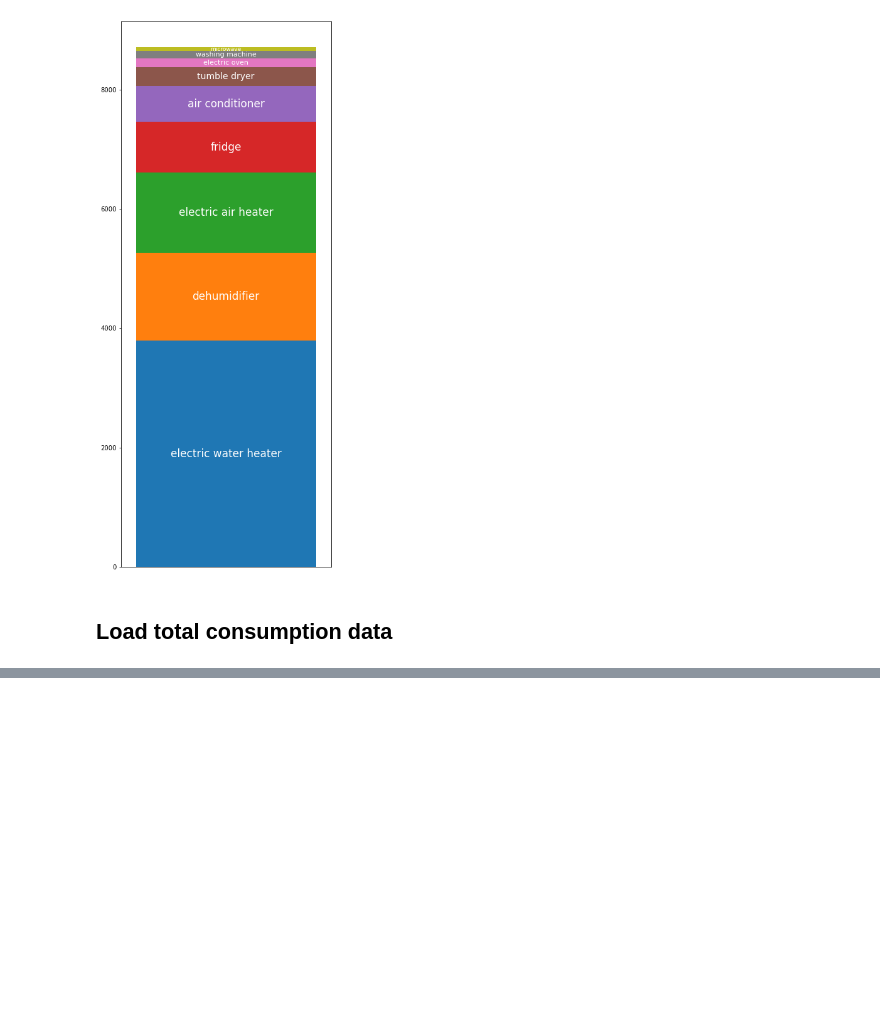
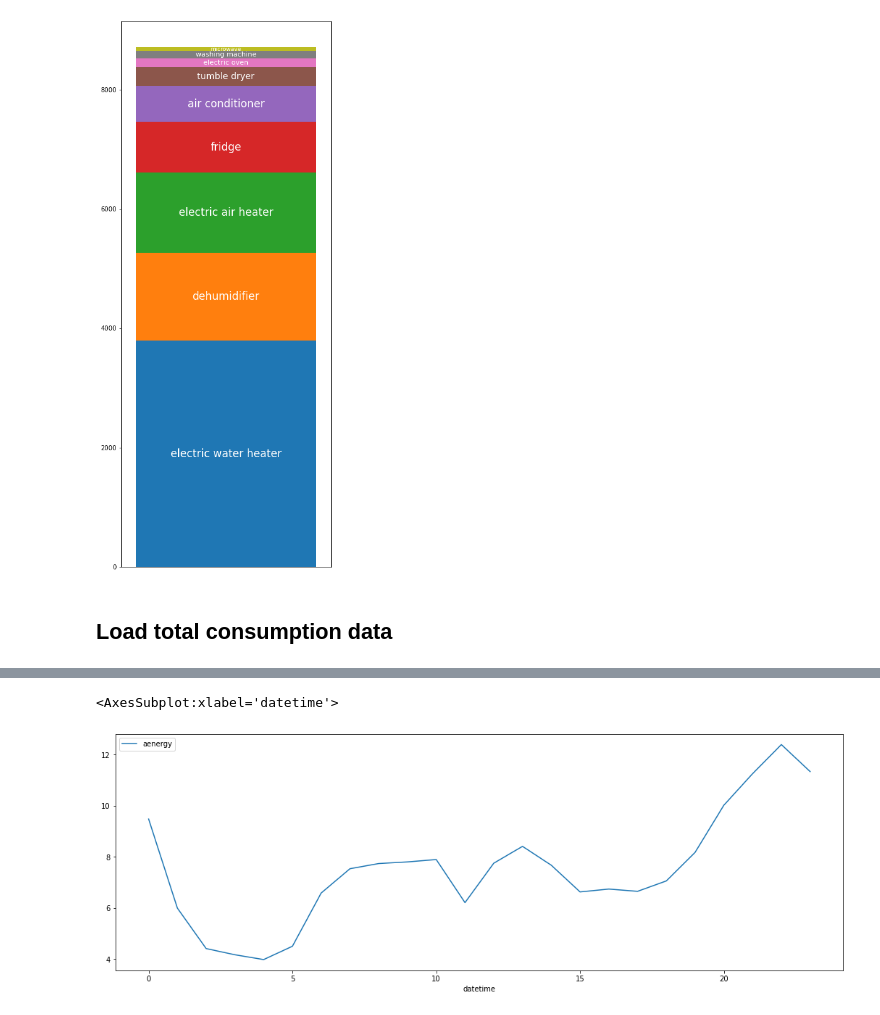
Before and after one commit to jpchavat/ecd-uy, a Jupyter notebook: DEC-subset-Technical-validation.ipynb, the cells around one changed output, grey strips where cells are left out. Drawn from its saved outputs; the diff is of its cells as text; code cells hidden in the pictures; blank space fills up the shorter version.

```diff
--- a/DEC-subset-Technical-validation.ipynb
+++ b/DEC-subset-Technical-validation.ipynb
@@ -447 +442,6 @@ data_total_consum.head()
 5 rows × 27 columns
+# %%
+data_total_consum.groupby(data_total_consum.datetime.dt.hour).mean().plot(y="aenergy", figsize=(18, 6))
+# %% [output]
+<AxesSubplot:xlabel='datetime'>
+[figure, added]
```
Also changed, not shown: parts of 11 cells of this notebook.
